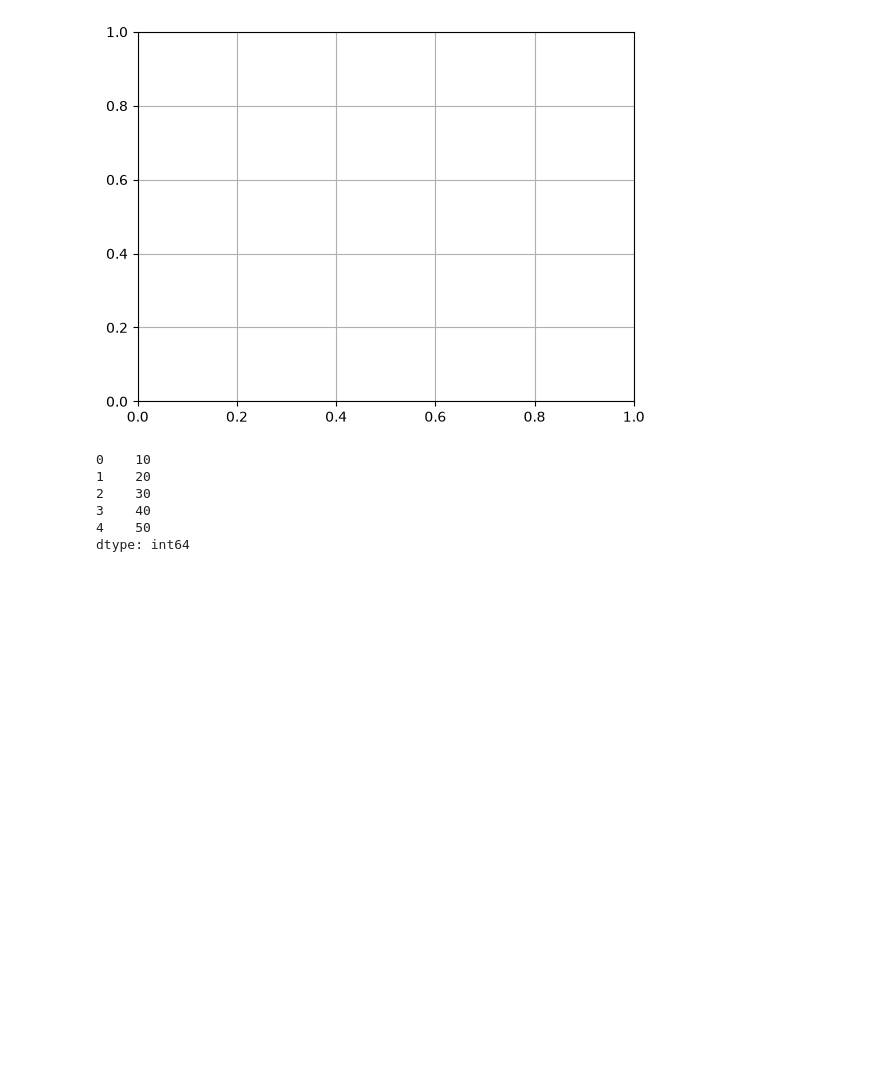
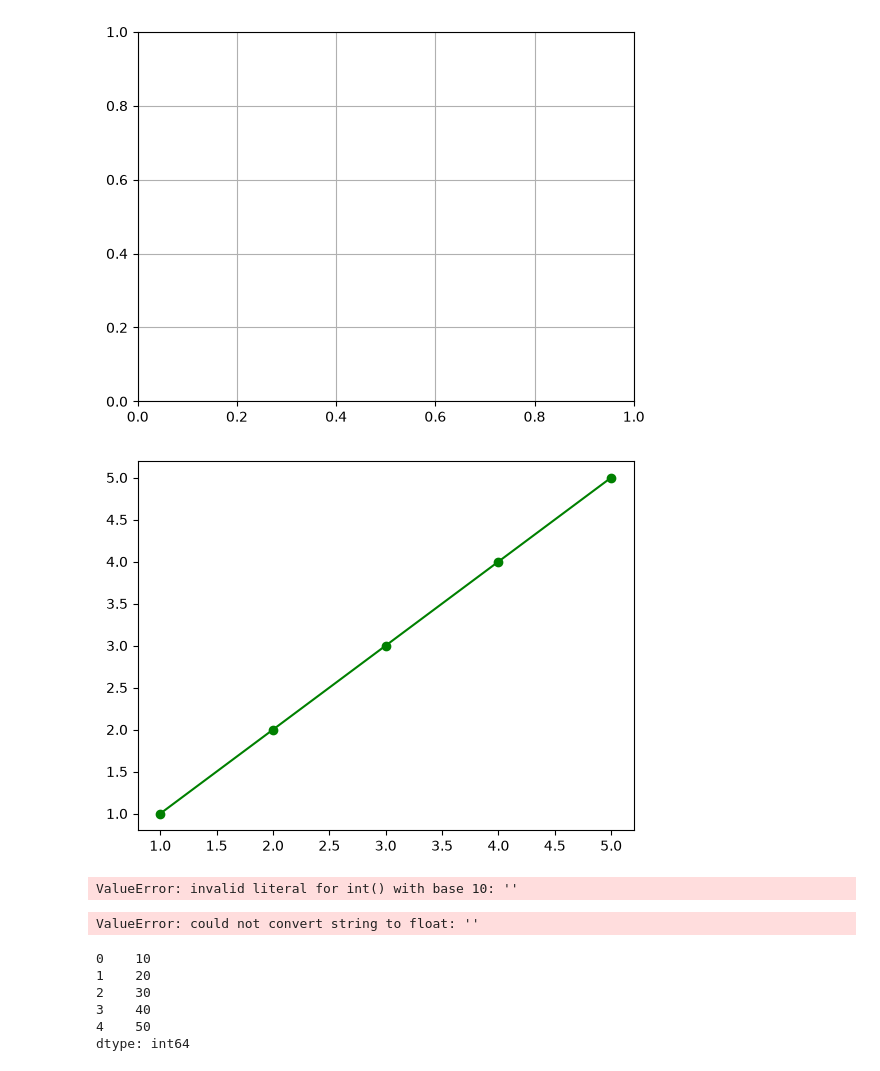
Before and after one commit to dilip23456789012-hub/python, a Jupyter notebook: practice.ipynb, the cells around one changed output. Saved outputs shown, nothing was run; the diff lists cells and outputs as text; code cells hidden in the pictures; blank space fills up the shorter version.

```diff
--- a/practice.ipynb
+++ b/practice.ipynb
@@ -34,6 +159,83 @@ plt.grid()
 # %% [output]
 [figure]
 [figure]
+# %%
+import matplotlib.pyplot as plt
+X=[1,2,3,4,5]
+Y=[1,2,3,4,5]
+plt.scatter(X,Y,color="green")
+
+plt.plot(X,Y,color="green")
+plt.show()
+# %% [output]
+[figure, added]
+# %%
+number = int(input("Enter your number"))
+if number<=1:
+    print("number is not a prime number")
+else:
+   for i in range(2,number):
+        if number%i == 0:
+            print("number is not prime" )
+            break
+        else:
+            print("number is prime")
+# %% [output]
+ValueError: invalid literal for int() with base 10: ''
+# %%
+import numpy as np
+import pandas as pd
+import matplotlib.pyplot as plt
+name =input("enter your name:")
+marks=float(input("enter your marks:"))
+totalmarks=float(input("enter your totalmarks:"))
+study_hour=float(input("enter your hours:"))
+percentage=(marks/totalmarks)*100
+print("\n===== student performance =====\n")
+print("name:",name)
+print("marks:",marks , "totalmarks:",totalmarks)
+print("percentage:",percentage,"%")
+all_marks=np.mean([425,380,450,410])
+print( "average marks:",np.mean(marks))
+print("highest marks:",np.max(marks))
+print("lowest marks:",np.min(marks))
+
+# data = {
+#     "name" :["dilip","sanjeet","deeapk",],
+#     "marks":[425,380,450],
+#     "study_hour":[5,6,5]
+# }
+# df =pd.DataFrame(data)
+# print(df)
+# df["percentage"] =(df[marks]/500 *100)
+# print(df)
+
+# best_student=df.loc[df["percentage"].idxmax()]
+# print("\nBest Student:")
+# print(best_student)
+
+students=[]
+n=int(int("\n how many student do you want to enter?"))
+for i in range(n):
+    print(f"\n---student{i+1}---")
+    name=input("enter your name:")
+    marks=float(input("enter your marks"))
+    totalmarks=float(input("enter your totalmarks"))
+    study_hour=float(input("enter your study_hour"))
+    percentage=(marks/totalmarks)*100
+    students.append({
+        "Name":name,
+        "marks":marks,
+        "totalmarks":totalmarks,
+        "study_hour":study_hour,
+        "percentage":percentage
+    })
+
+    df=pd.DataFrame(students)
+    print("\n===== students =====\n")
+    print(df)
+# %% [output]
+ValueError: could not convert string to float: ''
 # %%
 import pandas as pd
 
```
Also changed, not shown: parts of 7 cells of this notebook.
